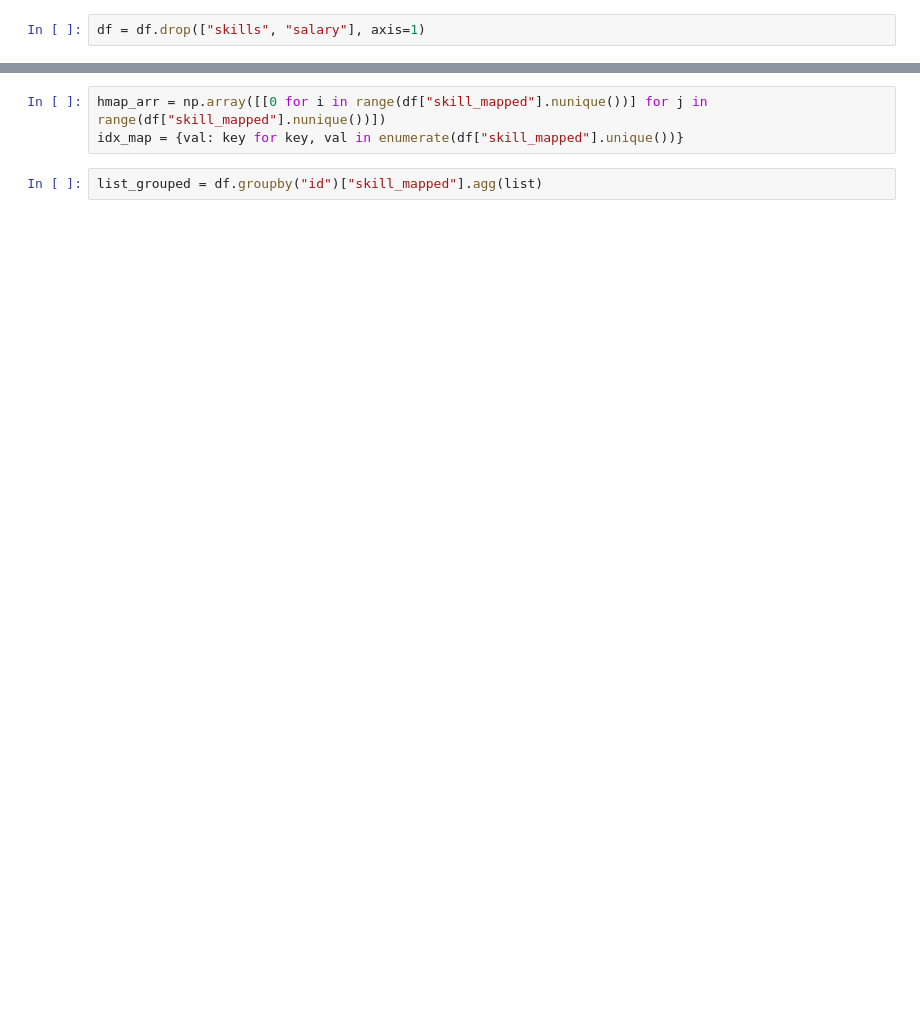
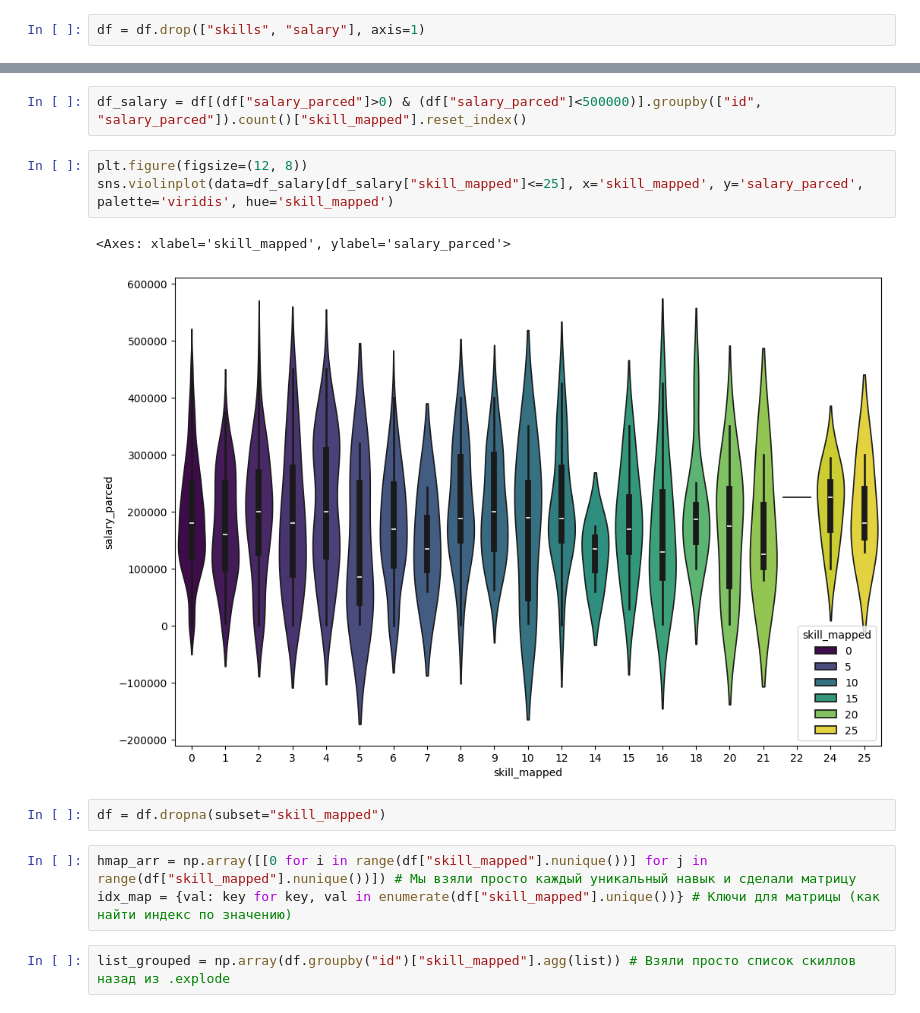
Before and after one commit to mgasilin/hh_ru_anlysis, a Jupyter notebook: EDA/EDA.ipynb, the cells around one changed output, grey strips where cells are left out. Drawn from its saved outputs; the diff is of its cells as text; blank space fills up the shorter version.

```diff
--- a/EDA/EDA.ipynb
+++ b/EDA/EDA.ipynb
@@ -188,8 +205,18 @@ df.plot.hist(bins=25)
+# %%
+df_salary = df[(df["salary_parced"]>0) & (df["salary_parced"]<500000)].groupby(["id", "salary_parced"]).count()["skill_mapped"].reset_index()
+# %%
+plt.figure(figsize=(12, 8))
+sns.violinplot(data=df_salary[df_salary["skill_mapped"]<=25], x='skill_mapped', y='salary_parced', palette='viridis', hue='skill_mapped')
+# %% [output]
+<Axes: xlabel='skill_mapped', ylabel='salary_parced'>
+[figure, added]
+# %%
+df = df.dropna(subset="skill_mapped")
 # %%
-hmap_arr = np.array([[0 for i in range(df["skill_mapped"].nunique())] for j in range(df["skill_mapped"].nunique())])
-idx_map = {val: key for key, val in enumerate(df["skill_mapped"].unique())}
+hmap_arr = np.array([[0 for i in range(df["skill_mapped"].nunique())] for j in range(df["skill_mapped"].nunique())]) # Мы взяли просто каждый уникальный навык и сделали матрицу
+idx_map = {val: key for key, val in enumerate(df["skill_mapped"].unique())} # Ключи для матрицы (как найти индекс по значению)
 # %%
-list_grouped = df.groupby("id")["skill_mapped"].agg(list)
+list_grouped = np.array(df.groupby("id")["skill_mapped"].agg(list)) # Взяли просто список скиллов назад из .explode
 # %%
 for item in list_grouped:
     for i in range(len(item)):
```
Also changed, not shown: parts of 19 cells of this notebook.
